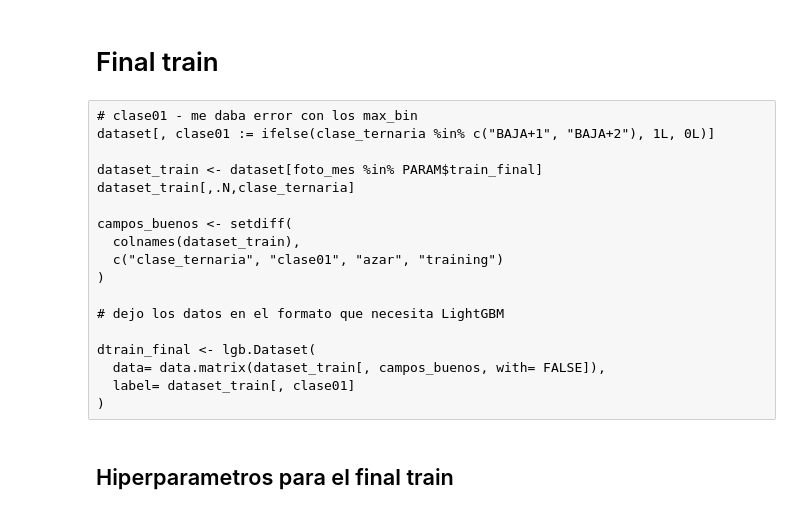
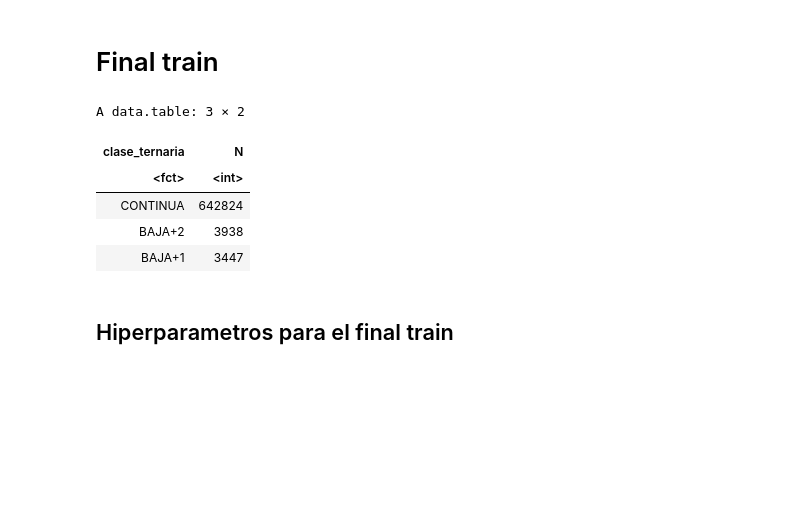
Before and after one commit to missvico/dmeyf2025, a Jupyter notebook: src/competencia/experimento/train.ipynb, the cells around one changed output. Cells and saved outputs as stored; diff of their text form; code cells hidden in the pictures; blank space fills up the shorter version.

```diff
--- a/src/competencia/experimento/train.ipynb
+++ b/src/competencia/experimento/train.ipynb
@@ -167,24 +167,31 @@ setwd("/content/buckets/b1/exp")
 experimento <- paste0("exp", PARAM$experimento)
 dir.create(experimento, showWarnings= FALSE)
 setwd( paste0("/content/buckets/b1/exp/", experimento ))
-# %% [raw]
-# clase01 - me daba error con los max_bin
-dataset[, clase01 := ifelse(clase_ternaria %in% c("BAJA+1", "BAJA+2"), 1L, 0L)]
-
-dataset_train <- dataset[foto_mes %in% PARAM$train_final]
-dataset_train[,.N,clase_ternaria]
-
-campos_buenos <- setdiff(
-  colnames(dataset_train),
-  c("clase_ternaria", "clase01", "azar", "training")
-)
-
-# dejo los datos en el formato que necesita LightGBM
-
-dtrain_final <- lgb.Dataset(
-  data= data.matrix(dataset_train[, campos_buenos, with= FALSE]),
-  label= dataset_train[, clase01]
-)
+# %%
+# clase01 - me daba error con los max_bin
+dataset[, clase01 := ifelse(clase_ternaria %in% c("BAJA+1", "BAJA+2"), 1L, 0L)]
+
+dataset_train <- dataset[foto_mes %in% PARAM$train_final]
+dataset_train[,.N,clase_ternaria]
+
+campos_buenos <- setdiff(
+  colnames(dataset_train),
+  c("clase_ternaria", "clase01", "azar", "training")
+)
+
+# dejo los datos en el formato que necesita LightGBM
+
+dtrain_final <- lgb.Dataset(
+  data= data.matrix(dataset_train[, campos_buenos, with= FALSE]),
+  label= dataset_train[, clase01]
+)
+# %% [output]
+A data.table: 3 × 2
+| clase_ternaria | N |
+| <fct> | <int> |
+| CONTINUA | 642824 |
+| BAJA+2 | 3938 |
+| BAJA+1 | 3447 |
 # %%
 # clase01
 dataset[, clase01 := ifelse(clase_ternaria %in% c("BAJA+1", "BAJA+2"), 1L, 0L)]
```
Also changed, not shown: parts of 4 cells of this notebook.
